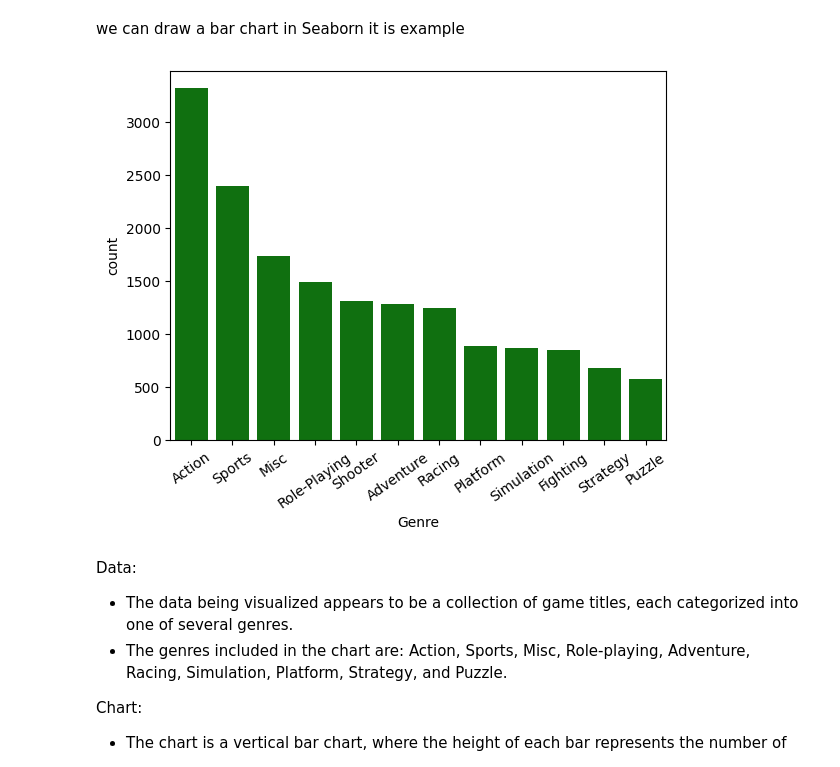
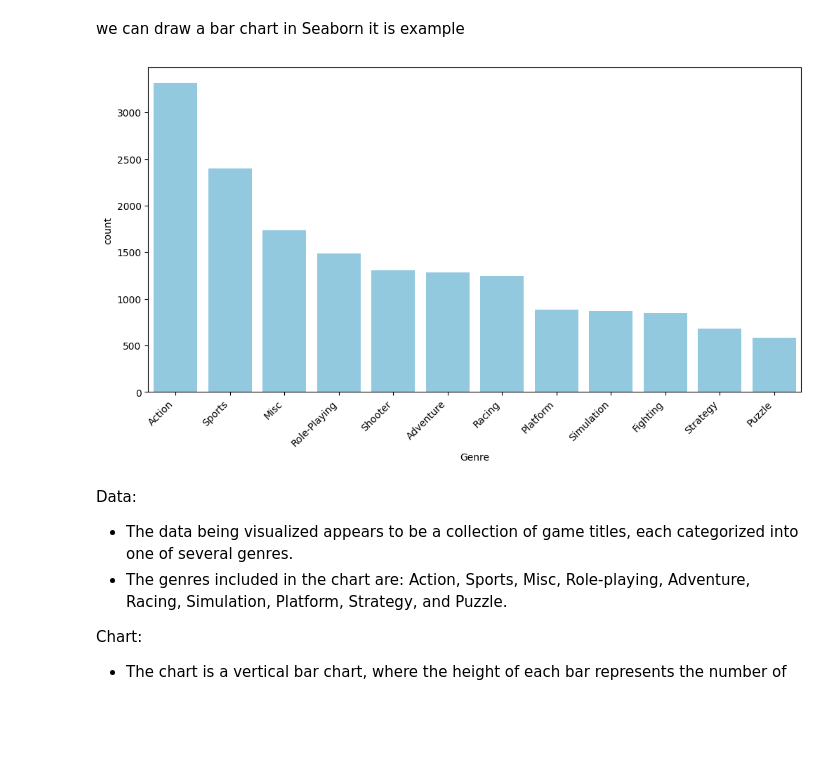
Before and after one commit to kolllurisiripavan/kolllurisiripavan, a Jupyter notebook: siripavan_ecp.ipynb, the cells around one changed output. Drawn from its saved outputs; the diff is of its cells as text; code cells hidden in the pictures; blank space fills up the shorter version.

```diff
--- a/siripavan_ecp.ipynb
+++ b/siripavan_ecp.ipynb
@@ -436,11 +439,12 @@ Overall, the chart is now more readable, with genres clearly visible along the x
 # %% [markdown]
 we can draw a bar chart in Seaborn it is example
 # %%
-sns.countplot(x = 'Genre',data=data, order=data.Genre.value_counts().index, color = 'green')
-plt.xticks(rotation=35)
+plt.figure(figsize=(12, 6))
+sns.countplot(x='Genre', data=data, order=data.Genre.value_counts().index, color='skyblue')
+plt.xticks(rotation=45, ha='right')
 plt.show()
 # %% [output]
-[figure, old version]
+[figure, new version]
 # %% [markdown]
 
 Data:
```
Also changed, not shown: parts of 34 cells of this notebook.
